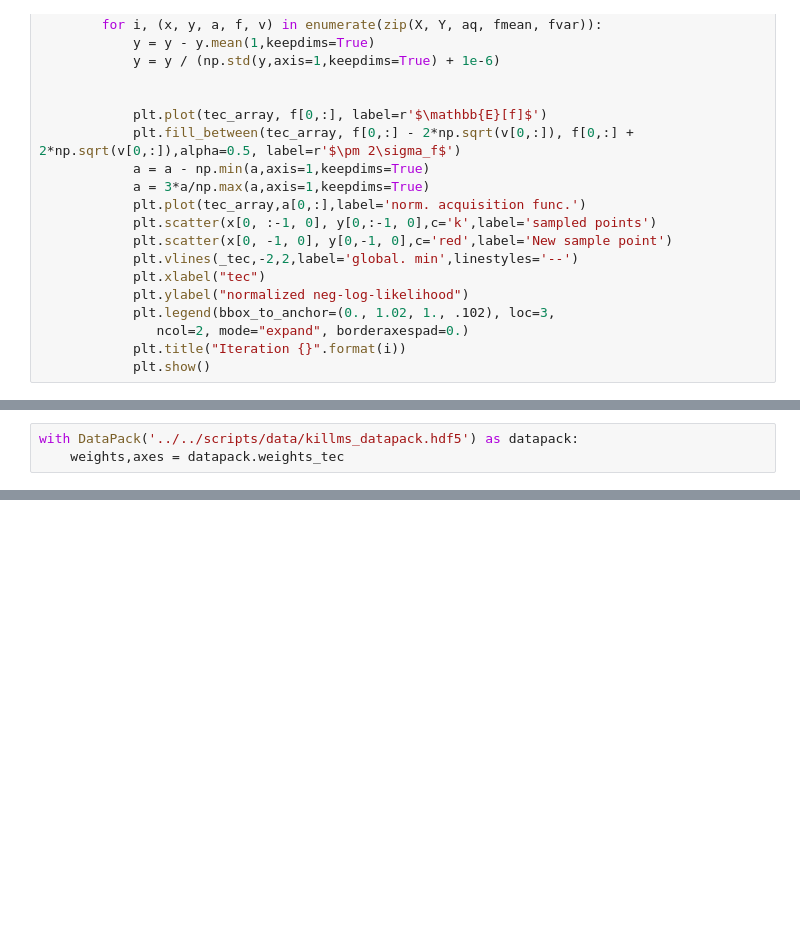
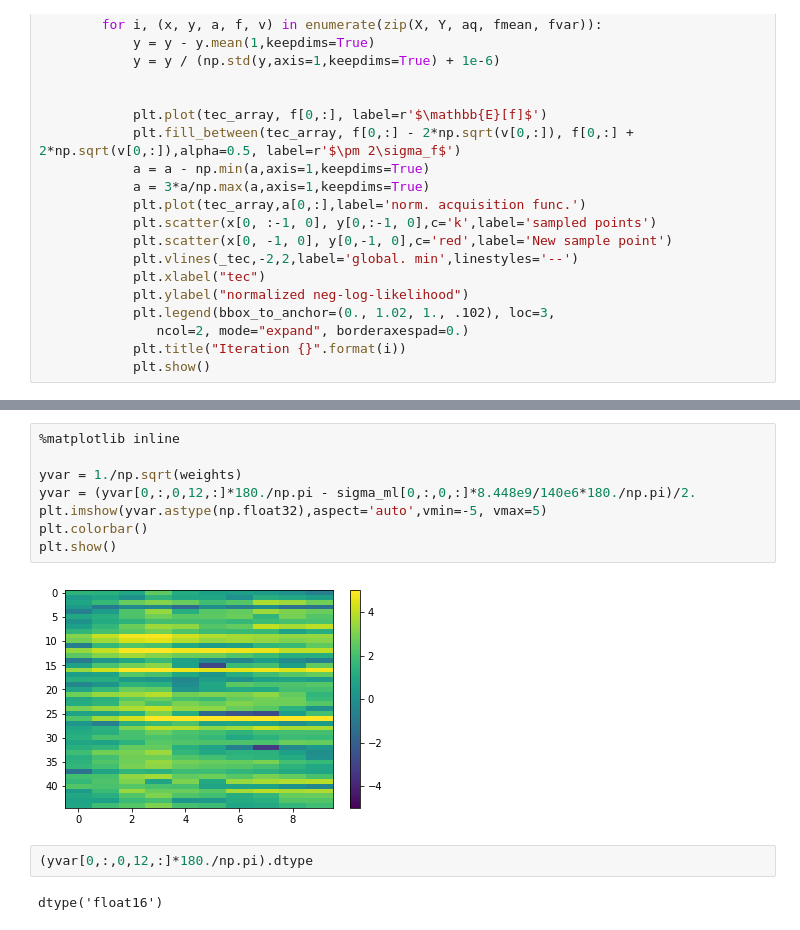
Before and after one commit to Joshuaalbert/bayes_tec, a Jupyter notebook: notebooks/devel/ml_bayes_opt.ipynb, the cells around one changed output, grey strips where cells are left out. Saved outputs shown, nothing was run; the diff lists cells and outputs as text; blank space fills up the shorter version.

```diff
--- a/notebooks/devel/ml_bayes_opt.ipynb
+++ b/notebooks/devel/ml_bayes_opt.ipynb
@@ -231,3 +180,0 @@ from bayes_tec.datapack import DataPack
-# %%
-with DataPack('../../scripts/data/killms_datapack.hdf5') as datapack:
-    weights,axes = datapack.weights_tec
@@ -244,0 +181,14 @@ plot_data_vs_solution('../../scripts/data/killms_datapack.hdf5','./1dsols',solut
+# %%
+%matplotlib inline
+
+yvar = 1./np.sqrt(weights)
+yvar = (yvar[0,:,0,12,:]*180./np.pi - sigma_ml[0,:,0,:]*8.448e9/140e6*180./np.pi)/2.
+plt.imshow(yvar.astype(np.float32),aspect='auto',vmin=-5, vmax=5)
+plt.colorbar()
+plt.show()
+# %% [output]
+[figure, added]
+# %%
+(yvar[0,:,0,12,:]*180./np.pi).dtype
+# %% [output]
+dtype('float16')
```
Also changed, not shown: parts of 9 cells of this notebook, 4 other files.
